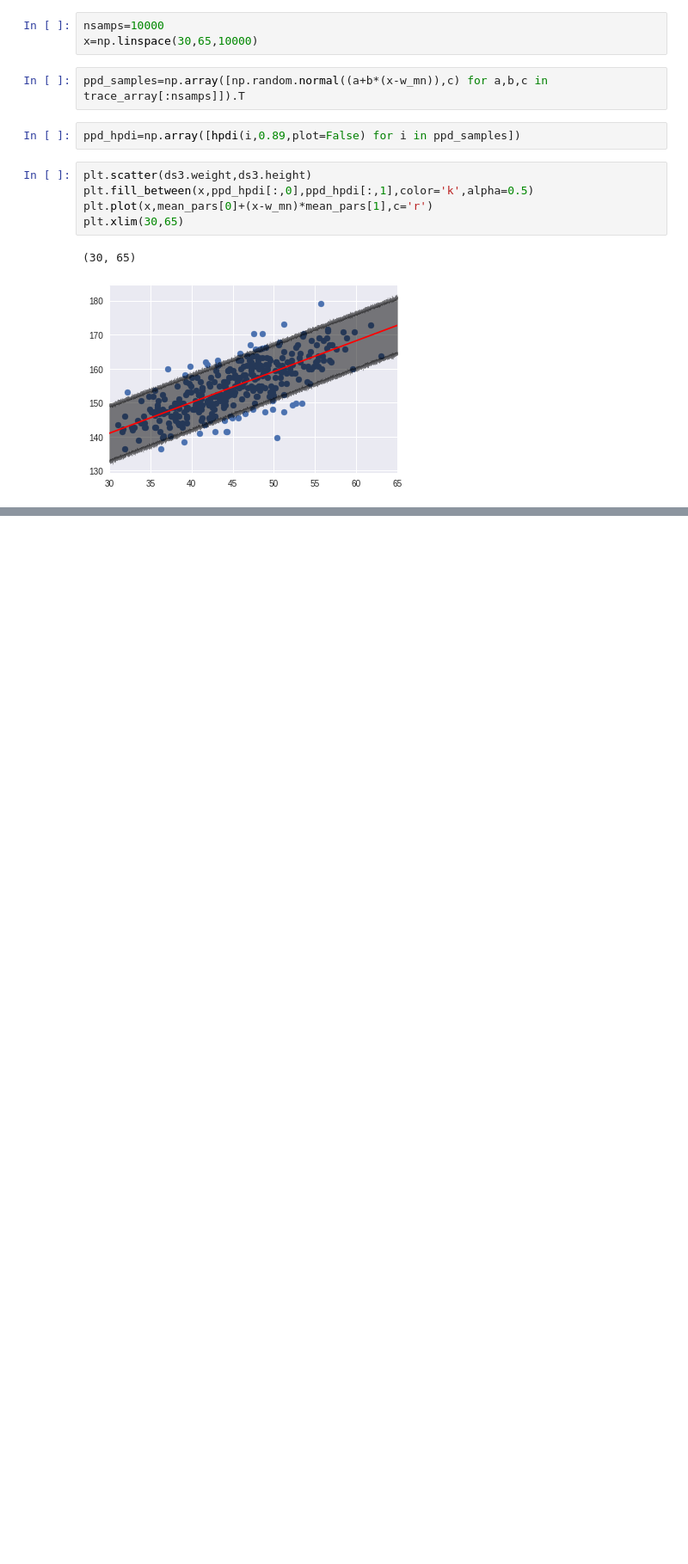
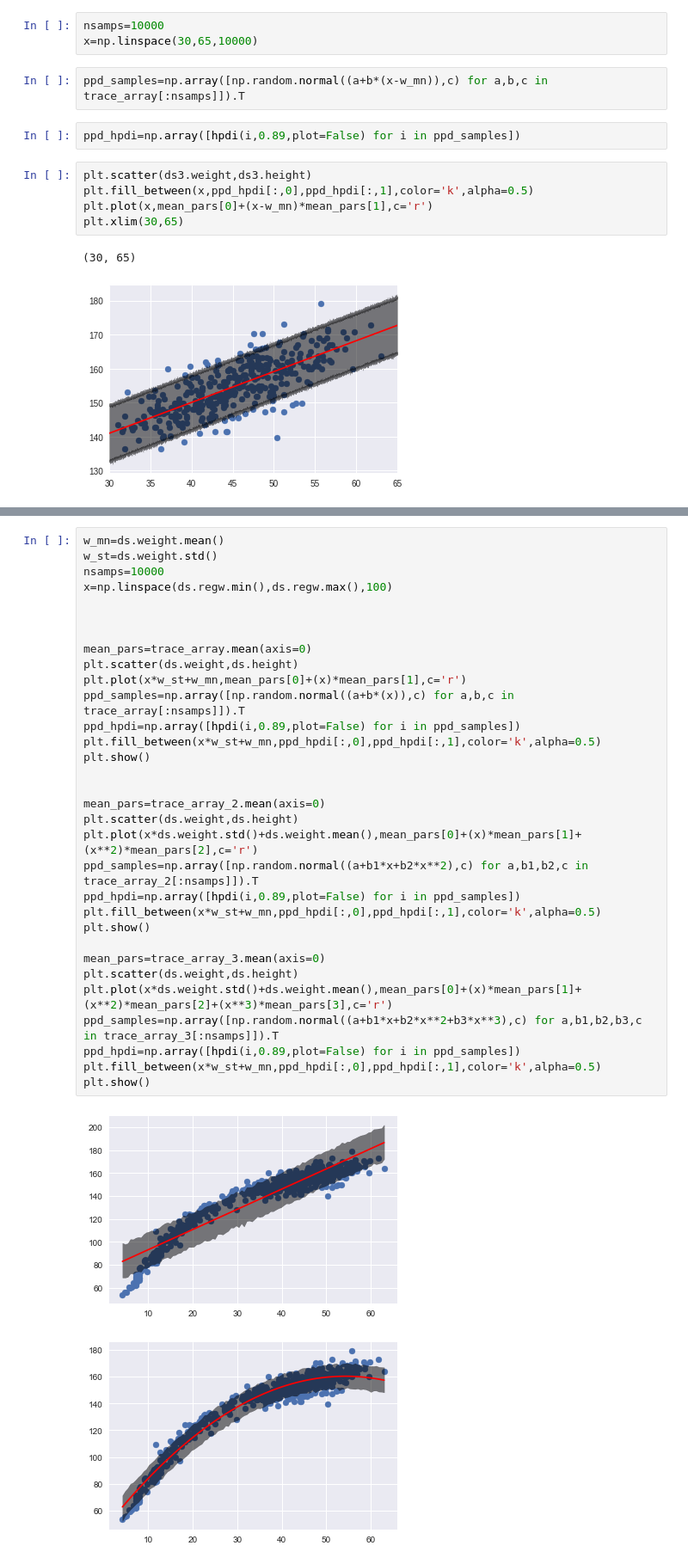
Before and after one commit to saint-germain/marginalization_bayes, a Jupyter notebook: stat_reth_ch4.ipynb, the cells around one changed output, grey strips where cells are left out. Shown at 86% size. Saved outputs shown, nothing was run; the diff lists cells and outputs as text; blank space fills up the shorter version.

```diff
--- a/stat_reth_ch4.ipynb
+++ b/stat_reth_ch4.ipynb
@@ -712,0 +813,35 @@ plt.xlim(30,65)
+# %%
+w_mn=ds.weight.mean()
+w_st=ds.weight.std()
+nsamps=10000
+x=np.linspace(ds.regw.min(),ds.regw.max(),100)
+
+
+
+mean_pars=trace_array.mean(axis=0)
+plt.scatter(ds.weight,ds.height)
+plt.plot(x*w_st+w_mn,mean_pars[0]+(x)*mean_pars[1],c='r')
+ppd_samples=np.array([np.random.normal((a+b*(x)),c) for a,b,c in trace_array[:nsamps]]).T
+ppd_hpdi=np.array([hpdi(i,0.89,plot=False) for i in ppd_samples])
+plt.fill_between(x*w_st+w_mn,ppd_hpdi[:,0],ppd_hpdi[:,1],color='k',alpha=0.5)
+plt.show()
+
+
+mean_pars=trace_array_2.mean(axis=0)
+plt.scatter(ds.weight,ds.height)
+plt.plot(x*ds.weight.std()+ds.weight.mean(),mean_pars[0]+(x)*mean_pars[1]+(x**2)*mean_pars[2],c='r')
+ppd_samples=np.array([np.random.normal((a+b1*x+b2*x**2),c) for a,b1,b2,c in trace_array_2[:nsamps]]).T
+ppd_hpdi=np.array([hpdi(i,0.89,plot=False) for i in ppd_samples])
+plt.fill_between(x*w_st+w_mn,ppd_hpdi[:,0],ppd_hpdi[:,1],color='k',alpha=0.5)
+plt.show()
+
+mean_pars=trace_array_3.mean(axis=0)
+plt.scatter(ds.weight,ds.height)
+plt.plot(x*ds.weight.std()+ds.weight.mean(),mean_pars[0]+(x)*mean_pars[1]+(x**2)*mean_pars[2]+(x**3)*mean_pars[3],c='r')
+ppd_samples=np.array([np.random.normal((a+b1*x+b2*x**2+b3*x**3),c) for a,b1,b2,b3,c in trace_array_3[:nsamps]]).T
+ppd_hpdi=np.array([hpdi(i,0.89,plot=False) for i in ppd_samples])
+plt.fill_between(x*w_st+w_mn,ppd_hpdi[:,0],ppd_hpdi[:,1],color='k',alpha=0.5)
+plt.show()
+# %% [output]
+[figure, added]
+[figure, added]
```
Also changed, not shown: parts of 11 cells of this notebook, 1 other file.
